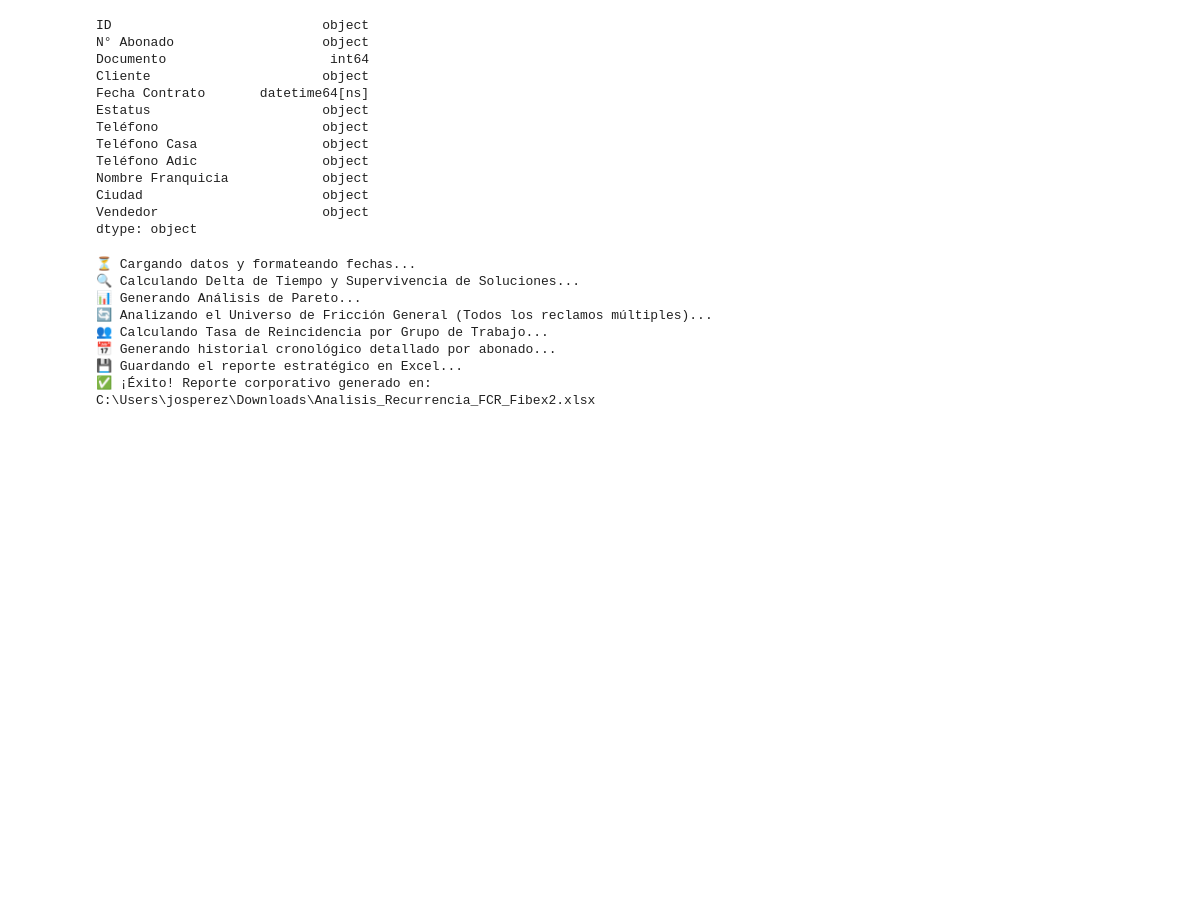
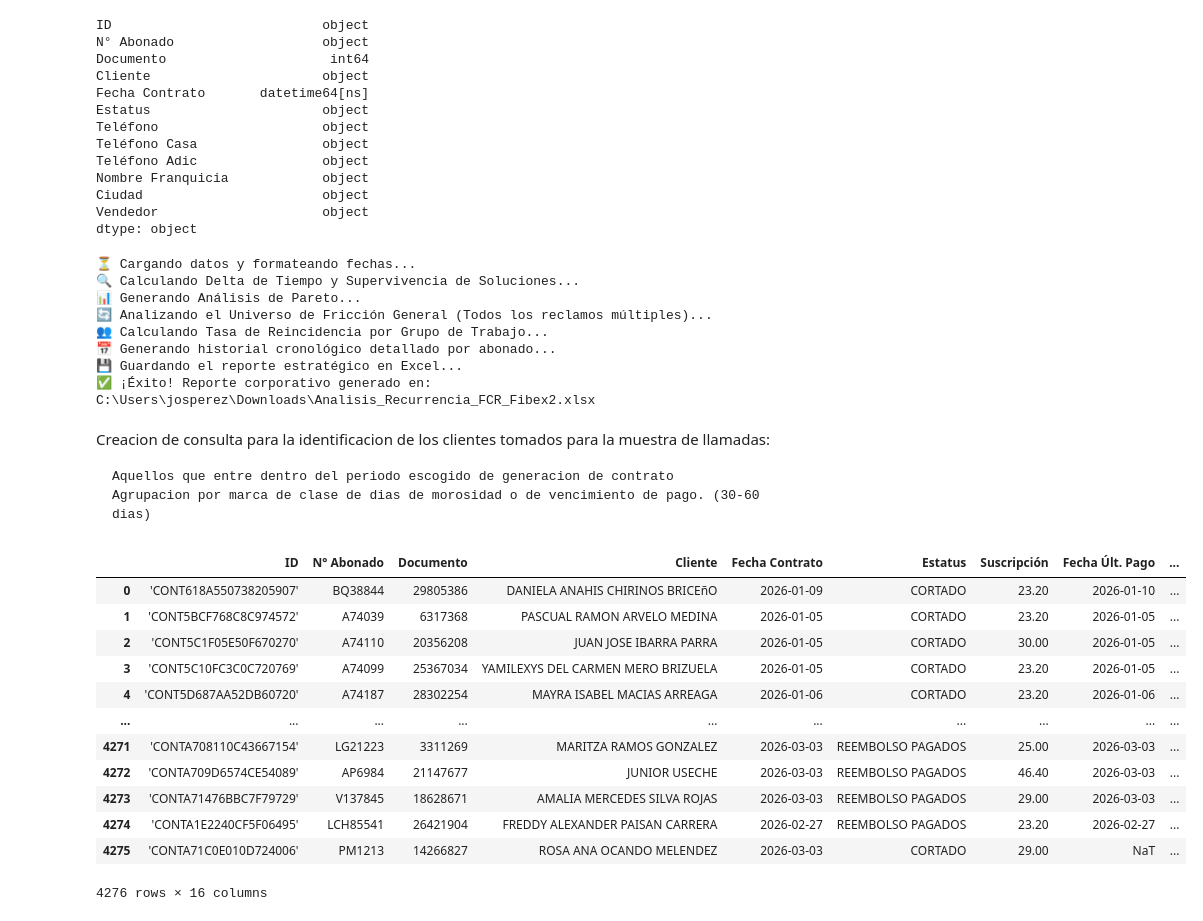
Before and after one commit to Artur030610/Data-Automated-Pipeline-Telecom, a Jupyter notebook: Notebooks/early_churn_risk.ipynb, the cells around one changed output. Saved outputs shown, nothing was run; the diff lists cells and outputs as text; code cells hidden in the pictures; blank space fills up the shorter version.

```diff
--- a/Notebooks/early_churn_risk.ipynb
+++ b/Notebooks/early_churn_risk.ipynb
@@ -262,3 +262,59 @@ print(f"✅ ¡Éxito! Reporte corporativo generado en: {nombre_archivo}")
 📅 Generando historial cronológico detallado por abonado...
 💾 Guardando el reporte estratégico en Excel...
 ✅ ¡Éxito! Reporte corporativo generado en: C:\Users\josperez\Downloads\Analisis_Recurrencia_FCR_Fibex2.xlsx
+# %% [markdown]
+Creacion de consulta para la identificacion de los clientes tomados para la muestra de llamadas:
+
+    Aquellos que entre dentro del periodo escogido de generacion de contrato
+    Agrupacion por marca de clase de dias de morosidad o de vencimiento de pago. (30-60 dias)
+# %%
+import duckdb
+import polars as pl
+
+ruta_early_churn_risk = r"C:\Users\josperez\Downloads\Early_Churn_Risk_Data.xlsx"
+ruta_ecr = ruta_early_churn_risk
+
+# Leemos con calamine (excelente elección para rendimiento)
+ecr = pl.read_excel(ruta_ecr, engine='calamine')
+
+# Usamos un CTE (WITH) para calcular "dias" primero y luego poder usarlo en el CASE
+query = """--sql
+    WITH base_calculada AS (
+        SELECT
+            *,
+            -- Calculamos la diferencia de días.
+            -- Asegúrate que ambas columnas sean tipo Date/Timestamp
+            ("Último Corte Finalizado" - "Fecha Últ. Pago") AS dias
+        FROM ecr
+    )
+    SELECT
+        *,
+        -- Ahora sí podemos usar "dias" directamente
+        CASE
+            WHEN dias >= 30 AND dias < 60 THEN 30
+            WHEN dias >= 60 AND dias < 120 THEN 60
+            WHEN dias >= 120 THEN 120
+            ELSE 0
+        END AS marca_clase
+    FROM base_calculada
+    WHERE estatus != 'ACTIVO'
+    ORDER BY dias DESC;
+"""
+
+# Ejecutamos y mostramos
+df = duckdb.sql(query).to_df()
+display(df)
+# %% [output]
+|  | ID | N° Abonado | Documento | Cliente | Fecha Contrato | Estatus | Suscripción | Fecha Últ. Pago | ... |
+| 0 | 'CONT618A550738205907' | BQ38844 | 29805386 | DANIELA ANAHIS CHIRINOS BRICEñO | 2026-01-09 | CORTADO | 23.20 | 2026-01-10 | ... |
+| 1 | 'CONT5BCF768C8C974572' | A74039 | 6317368 | PASCUAL RAMON ARVELO MEDINA | 2026-01-05 | CORTADO | 23.20 | 2026-01-05 | ... |
+| 2 | 'CONT5C1F05E50F670270' | A74110 | 20356208 | JUAN JOSE IBARRA PARRA | 2026-01-05 | CORTADO | 30.00 | 2026-01-05 | ... |
+| 3 | 'CONT5C10FC3C0C720769' | A74099 | 25367034 | YAMILEXYS DEL CARMEN MERO BRIZUELA | 2026-01-05 | CORTADO | 23.20 | 2026-01-05 | ... |
+| 4 | 'CONT5D687AA52DB60720' | A74187 | 28302254 | MAYRA ISABEL MACIAS ARREAGA | 2026-01-06 | CORTADO | 23.20 | 2026-01-06 | ... |
+| ... | ... | ... | ... | ... | ... | ... | ... | ... | ... |
+| 4271 | 'CONTA708110C43667154' | LG21223 | 3311269 | MARITZA RAMOS GONZALEZ | 2026-03-03 | REEMBOLSO PAGADOS | 25.00 | 2026-03-03 | ... |
+| 4272 | 'CONTA709D6574CE54089' | AP6984 | 21147677 | JUNIOR USECHE | 2026-03-03 | REEMBOLSO PAGADOS | 46.40 | 2026-03-03 | ... |
+| 4273 | 'CONTA71476BBC7F79729' | V137845 | 18628671 | AMALIA MERCEDES SILVA ROJAS | 2026-03-03 | REEMBOLSO PAGADOS | 29.00 | 2026-03-03 | ... |
+| 4274 | 'CONTA1E2240CF5F06495' | LCH85541 | 26421904 | FREDDY ALEXANDER PAISAN CARRERA | 2026-02-27 | REEMBOLSO PAGADOS | 23.20 | 2026-02-27 | ... |
+| 4275 | 'CONTA71C0E010D724006' | PM1213 | 14266827 | ROSA ANA OCANDO MELENDEZ | 2026-03-03 | CORTADO | 29.00 | NaT | ... |
+4276 rows × 16 columns
```
Also changed, not shown: 26 other files.
